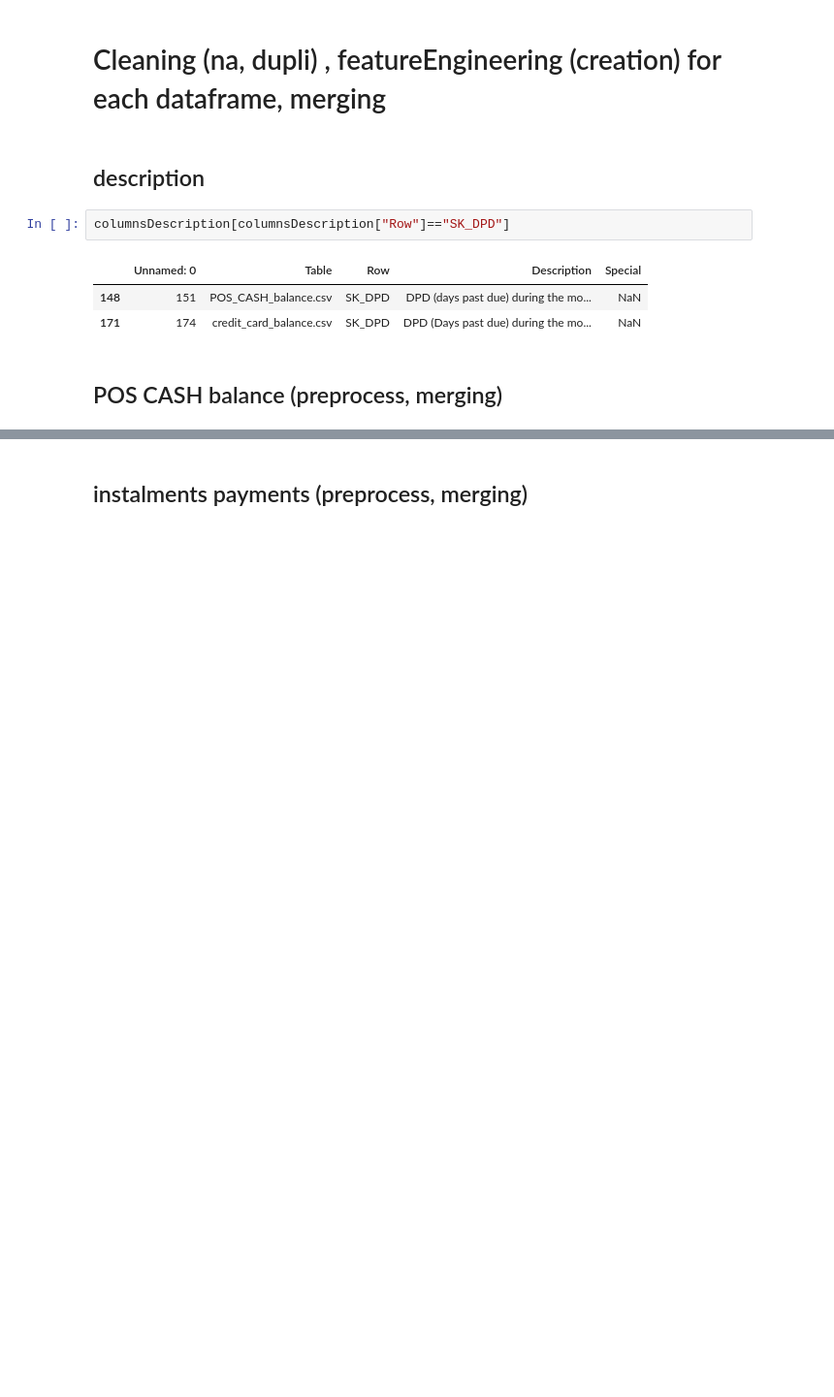
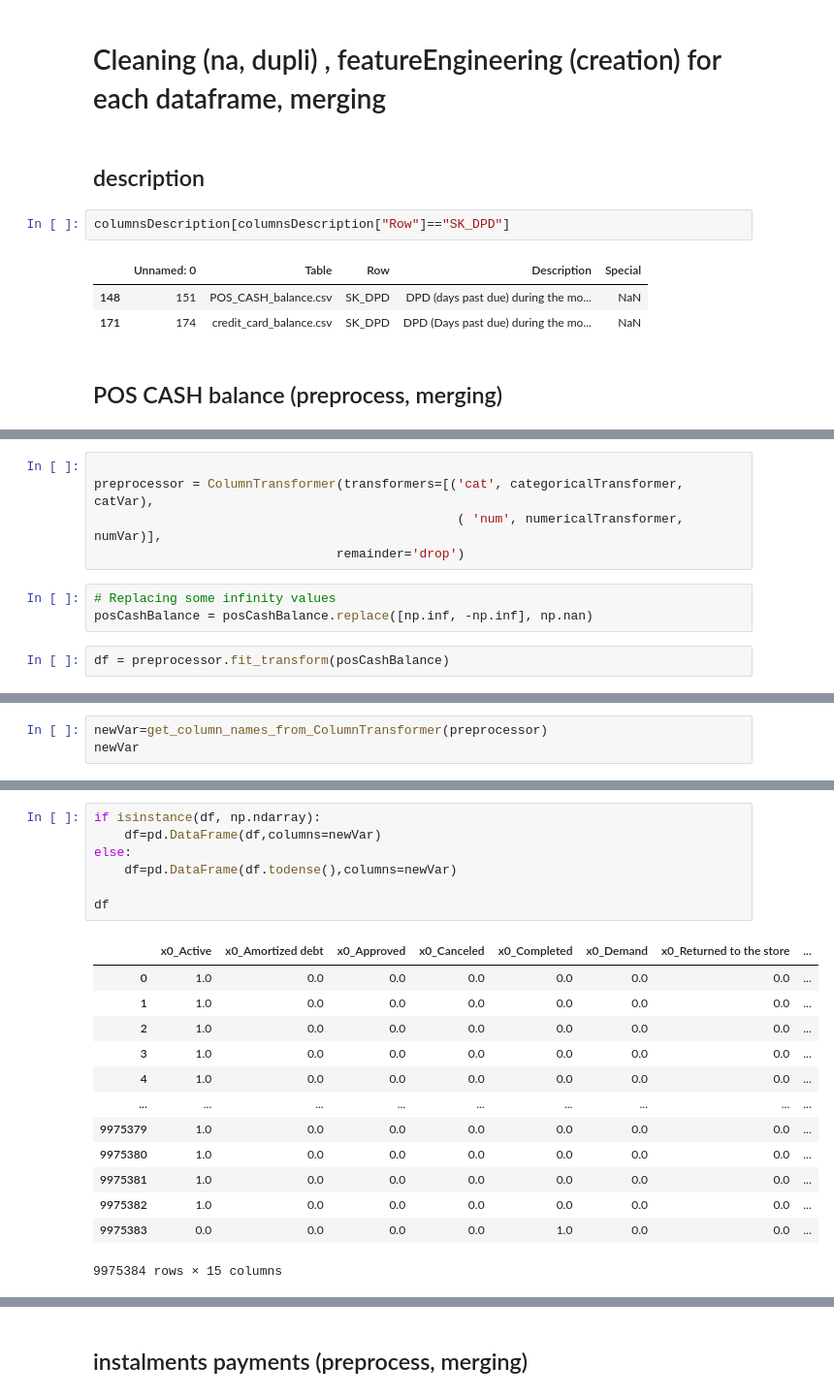
Before and after one commit to laurentgeran/homeCredit, a Jupyter notebook: P7.ipynb, the cells around one changed output, grey strips where cells are left out. Shown at 97% size. Drawn from its saved outputs; the diff is of its cells as text; blank space fills up the shorter version.

```diff
--- a/P7.ipynb
+++ b/P7.ipynb
@@ -629,0 +735,10 @@ columnsDescription[columnsDescription["Row"]=="SK_DPD"]
+# %%
+
+preprocessor = ColumnTransformer(transformers=[('cat', categoricalTransformer, catVar),
+                                                ( 'num', numericalTransformer, numVar)],
+                                remainder='drop')
+# %%
+# Replacing some infinity values
+posCashBalance = posCashBalance.replace([np.inf, -np.inf], np.nan)
+# %%
+df = preprocessor.fit_transform(posCashBalance)
@@ -629,0 +782,3 @@ columnsDescription[columnsDescription["Row"]=="SK_DPD"]
+# %%
+newVar=get_column_names_from_ColumnTransformer(preprocessor)
+newVar
@@ -629,0 +801,21 @@ columnsDescription[columnsDescription["Row"]=="SK_DPD"]
+# %%
+if isinstance(df, np.ndarray):
+    df=pd.DataFrame(df,columns=newVar)
+else:
+    df=pd.DataFrame(df.todense(),columns=newVar)
+
+df
+# %% [output]
+|  | x0_Active | x0_Amortized debt | x0_Approved | x0_Canceled | x0_Completed | x0_Demand | x0_Returned to the store | ... |
+| 0 | 1.0 | 0.0 | 0.0 | 0.0 | 0.0 | 0.0 | 0.0 | ... |
+| 1 | 1.0 | 0.0 | 0.0 | 0.0 | 0.0 | 0.0 | 0.0 | ... |
+| 2 | 1.0 | 0.0 | 0.0 | 0.0 | 0.0 | 0.0 | 0.0 | ... |
+| 3 | 1.0 | 0.0 | 0.0 | 0.0 | 0.0 | 0.0 | 0.0 | ... |
+| 4 | 1.0 | 0.0 | 0.0 | 0.0 | 0.0 | 0.0 | 0.0 | ... |
+| ... | ... | ... | ... | ... | ... | ... | ... | ... |
+| 9975379 | 1.0 | 0.0 | 0.0 | 0.0 | 0.0 | 0.0 | 0.0 | ... |
+| 9975380 | 1.0 | 0.0 | 0.0 | 0.0 | 0.0 | 0.0 | 0.0 | ... |
+| 9975381 | 1.0 | 0.0 | 0.0 | 0.0 | 0.0 | 0.0 | 0.0 | ... |
+| 9975382 | 1.0 | 0.0 | 0.0 | 0.0 | 0.0 | 0.0 | 0.0 | ... |
+| 9975383 | 0.0 | 0.0 | 0.0 | 0.0 | 1.0 | 0.0 | 0.0 | ... |
+9975384 rows × 15 columns
```
Also changed, not shown: parts of 61 cells of this notebook, 7 other files.
